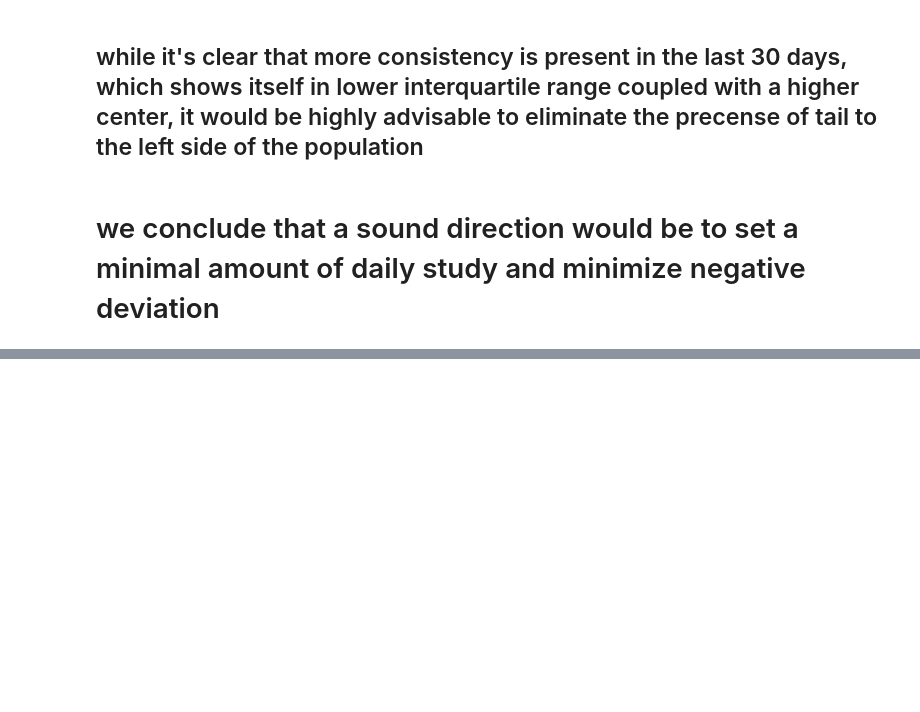
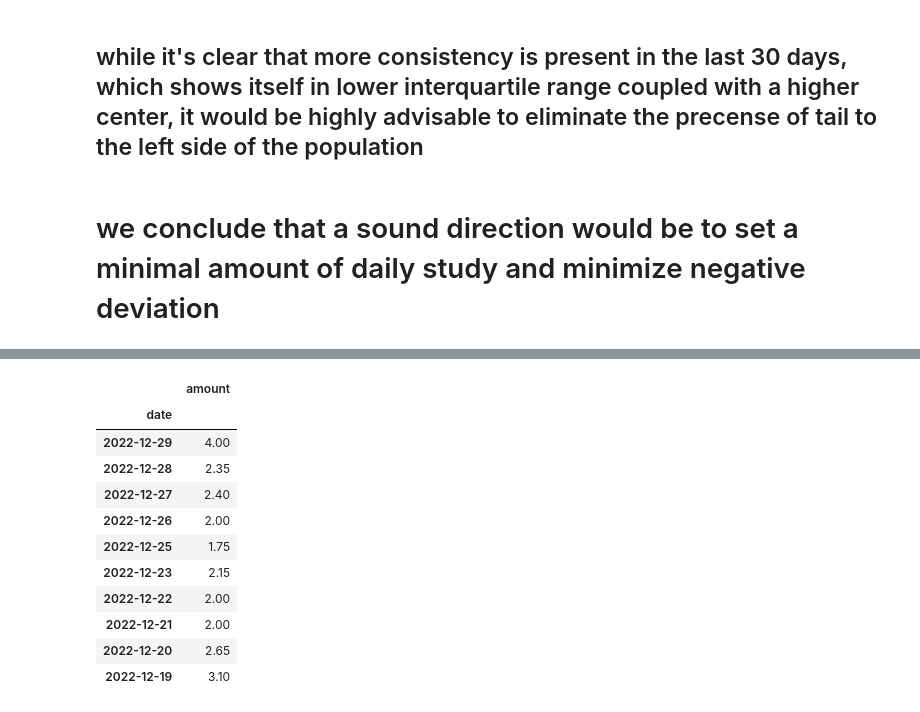
Before and after one commit to OmarNaguib/Study-analysis, a Jupyter notebook: Study analysis.ipynb, the cells around one changed output, grey strips where cells are left out. Saved outputs shown, nothing was run; the diff lists cells and outputs as text; code cells hidden in the pictures; blank space fills up the shorter version.

```diff
--- a/Study analysis.ipynb
+++ b/Study analysis.ipynb
@@ -156,0 +207,15 @@ df["amount"].plot(ax=axs[2])
+# %%
+df1.head(10)
+# %% [output]
+|  | amount |
+| date |  |
+| 2022-12-29 | 4.00 |
+| 2022-12-28 | 2.35 |
+| 2022-12-27 | 2.40 |
+| 2022-12-26 | 2.00 |
+| 2022-12-25 | 1.75 |
+| 2022-12-23 | 2.15 |
+| 2022-12-22 | 2.00 |
+| 2022-12-21 | 2.00 |
+| 2022-12-20 | 2.65 |
+| 2022-12-19 | 3.10 |
```
Also changed, not shown: parts of 21 cells of this notebook, 2 other files.
